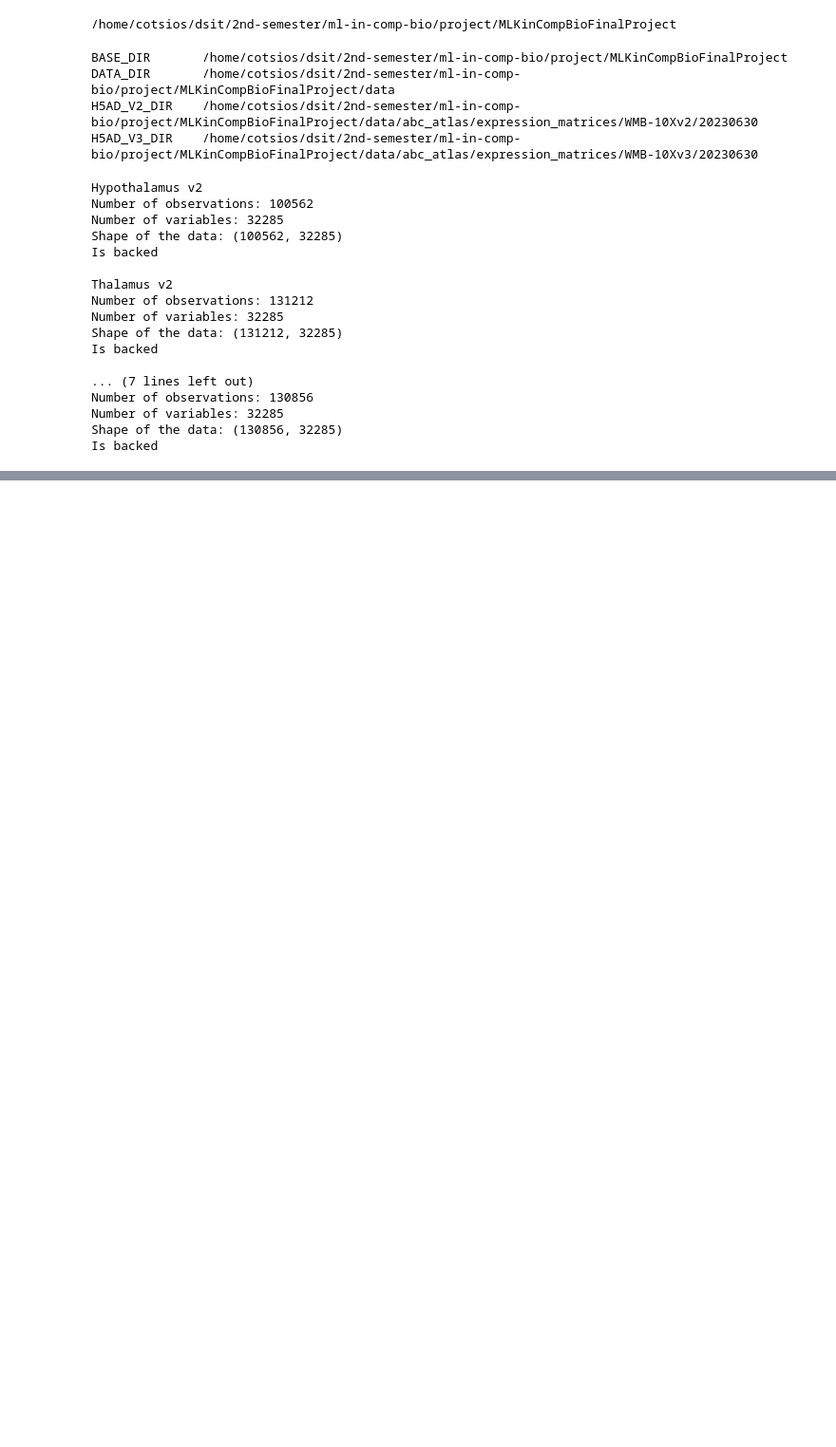
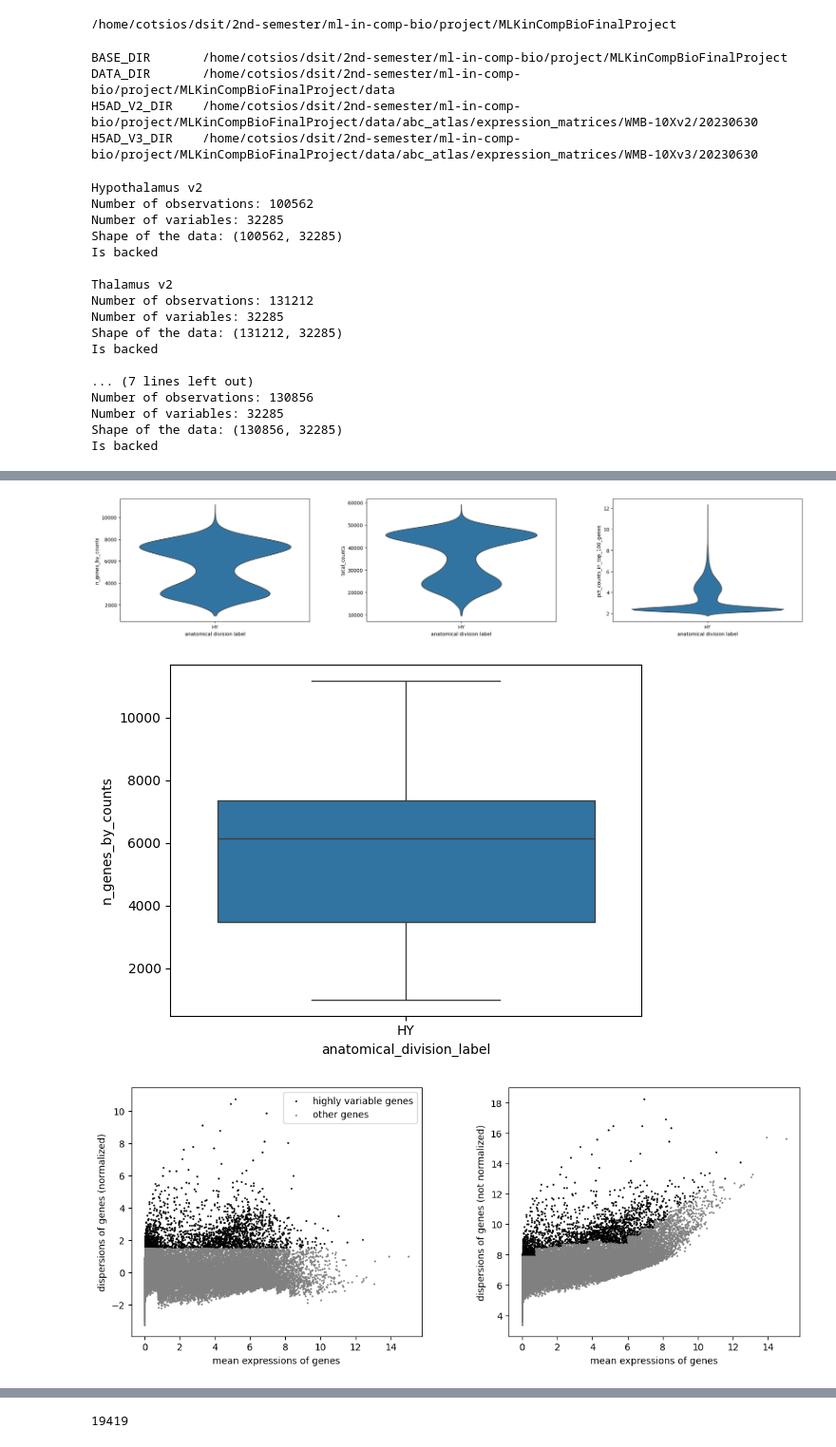
Before and after one commit to vex-me-not/MLKinCompBioFinalProject, a Jupyter notebook: notebooks/preprocessing.ipynb, the cells around one changed output, grey strips where cells are left out. Shown at 95% size. Cells and saved outputs as stored; diff of their text form; code cells hidden in the pictures; blank space fills up the shorter version.

```diff
--- a/notebooks/preprocessing.ipynb
+++ b/notebooks/preprocessing.ipynb
@@ -116,0 +153,11 @@ tsne_compare(
+# %%
+hy_v3_mem = hy_v3.to_memory()
+qc_inspect(hy_v3_mem)
+
+del hy_v3
+del hy_v3_mem
+gc.collect()
+# %% [output]
+[figure, added]
+[figure, added]
+[figure, added]
@@ -116,0 +165 @@ tsne_compare(
+19419
```
Also changed, not shown: parts of 9 cells of this notebook, 1 other file.
